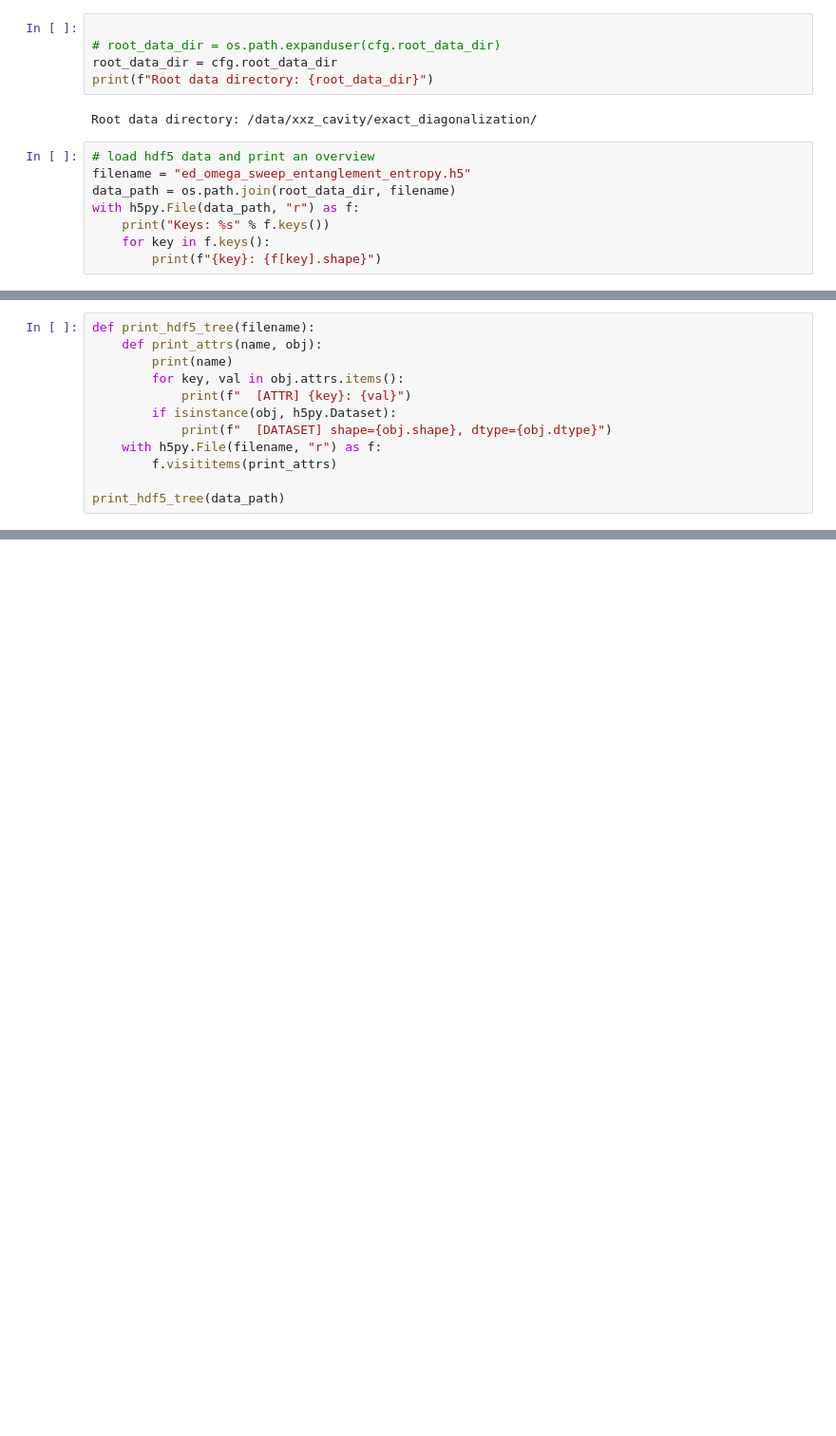
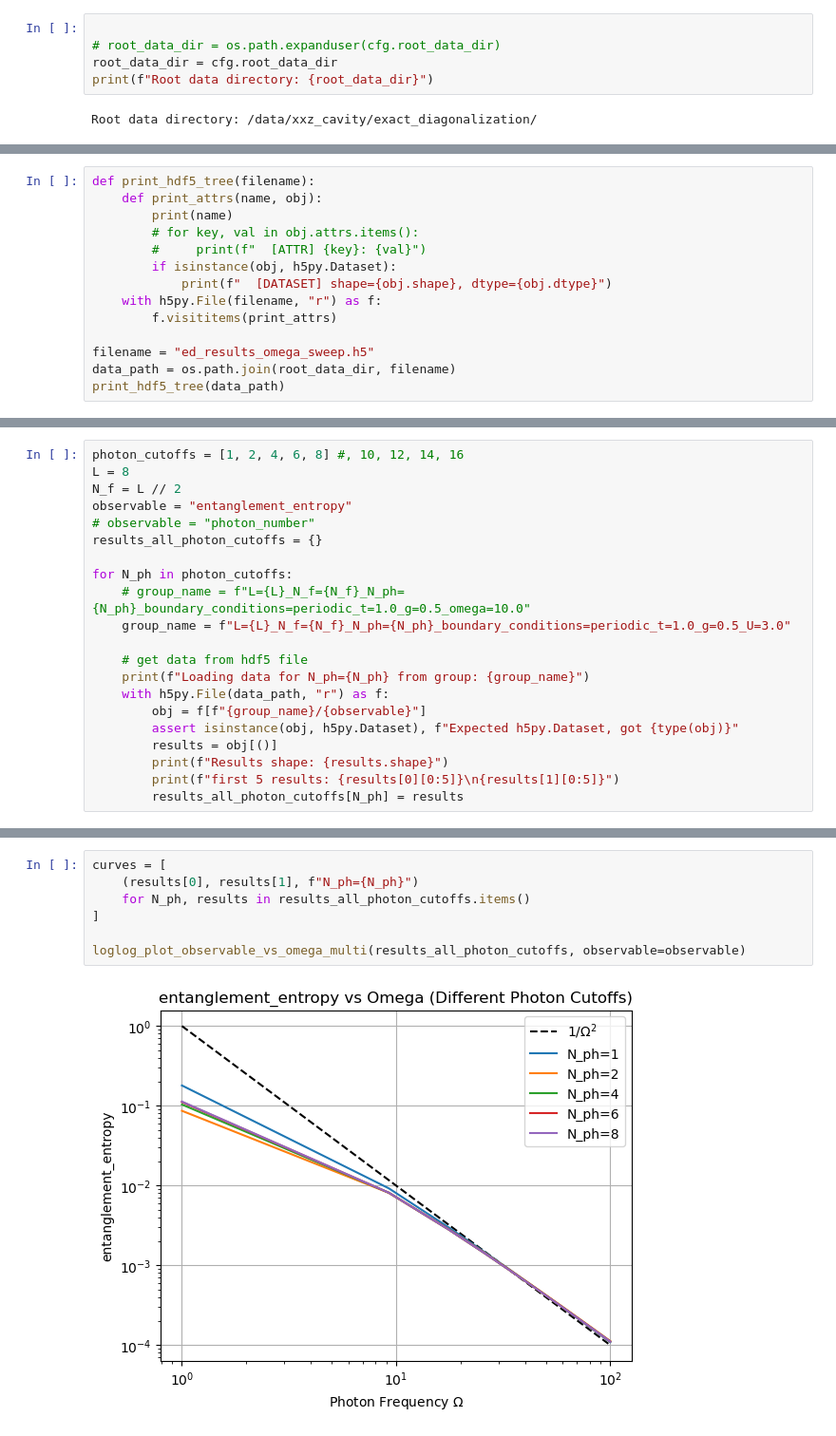
Before and after one commit to FerdinandToelkes/xxz_cavity, a Jupyter notebook: scripts/exact_diagonalization/analysis_notebook.ipynb, the cells around one changed output, grey strips where cells are left out. Shown at 95% size. Cells and saved outputs as stored; diff of their text form; blank space fills up the shorter version.

Commit message:
Continued on systematic sweep of parameters and saving the data as hdf5 and loading it in the notebook for plotting it

```diff
--- a/scripts/exact_diagonalization/analysis_notebook.ipynb
+++ b/scripts/exact_diagonalization/analysis_notebook.ipynb
@@ -38,11 +225,3 @@ root_data_dir = cfg.root_data_dir
 print(f"Root data directory: {root_data_dir}")
 # %% [output]
 Root data directory: /data/xxz_cavity/exact_diagonalization/
-# %%
-# load hdf5 data and print an overview
-filename = "ed_omega_sweep_entanglement_entropy.h5"
-data_path = os.path.join(root_data_dir, filename)
-with h5py.File(data_path, "r") as f:
-    print("Keys: %s" % f.keys())
-    for key in f.keys():
-        print(f"{key}: {f[key].shape}")
@@ -54,12 +229,14 @@ results: (13,)
 def print_hdf5_tree(filename):
     def print_attrs(name, obj):
         print(name)
-        for key, val in obj.attrs.items():
-            print(f"  [ATTR] {key}: {val}")
+        # for key, val in obj.attrs.items():
+        #     print(f"  [ATTR] {key}: {val}")
         if isinstance(obj, h5py.Dataset):
             print(f"  [DATASET] shape={obj.shape}, dtype={obj.dtype}")
     with h5py.File(filename, "r") as f:
         f.visititems(print_attrs)
 
+filename = "ed_results_omega_sweep.h5"
+data_path = os.path.join(root_data_dir, filename)
 print_hdf5_tree(data_path)
 # %% [output]
@@ -157,0 +260,21 @@ def plot_ground_state_amplitudes_vs_U(U_list: np.ndarray, ground_states: np.ndar
+# %%
+photon_cutoffs = [1, 2, 4, 6, 8] #, 10, 12, 14, 16
+L = 8
+N_f = L // 2
+observable = "entanglement_entropy"
+# observable = "photon_number"
+results_all_photon_cutoffs = {}
+
+for N_ph in photon_cutoffs:
+    # group_name = f"L={L}_N_f={N_f}_N_ph={N_ph}_boundary_conditions=periodic_t=1.0_g=0.5_omega=10.0"
+    group_name = f"L={L}_N_f={N_f}_N_ph={N_ph}_boundary_conditions=periodic_t=1.0_g=0.5_U=3.0"
+
+    # get data from hdf5 file
+    print(f"Loading data for N_ph={N_ph} from group: {group_name}")
+    with h5py.File(data_path, "r") as f:
+        obj = f[f"{group_name}/{observable}"]
+        assert isinstance(obj, h5py.Dataset), f"Expected h5py.Dataset, got {type(obj)}"
+        results = obj[()]
+        print(f"Results shape: {results.shape}")
+        print(f"first 5 results: {results[0][0:5]}\n{results[1][0:5]}")
+        results_all_photon_cutoffs[N_ph] = results
@@ -157,0 +302,9 @@ def plot_ground_state_amplitudes_vs_U(U_list: np.ndarray, ground_states: np.ndar
+# %%
+curves = [
+    (results[0], results[1], f"N_ph={N_ph}")
+    for N_ph, results in results_all_photon_cutoffs.items()
+]
+
+loglog_plot_observable_vs_omega_multi(results_all_photon_cutoffs, observable=observable)
+# %% [output]
+[figure, added]
```
Also changed, not shown: parts of 8 cells of this notebook, 2 other files.
